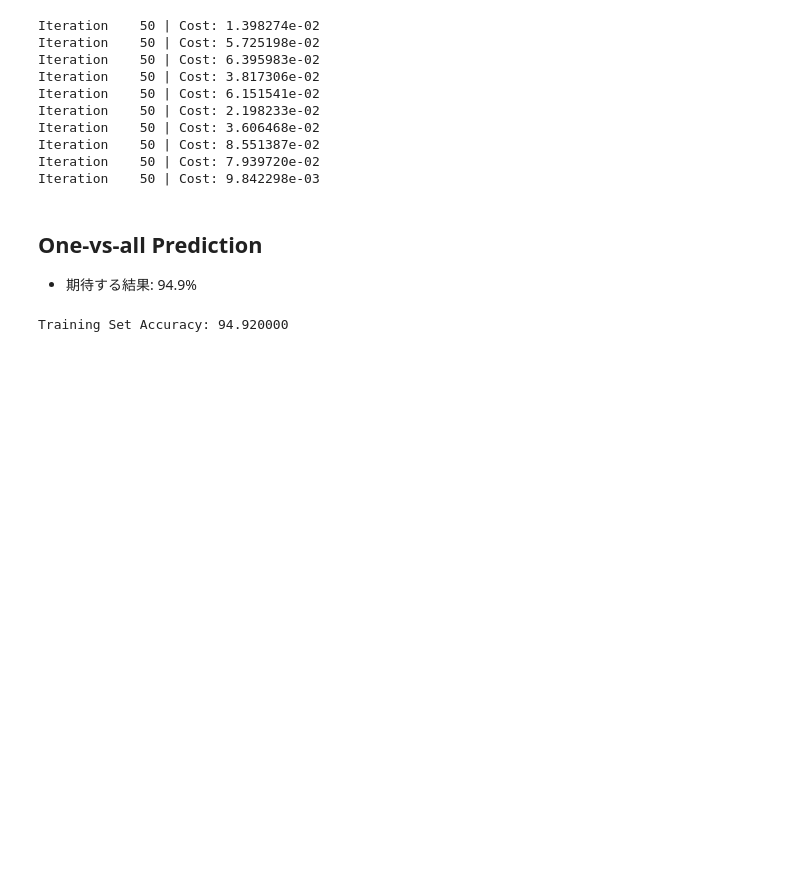
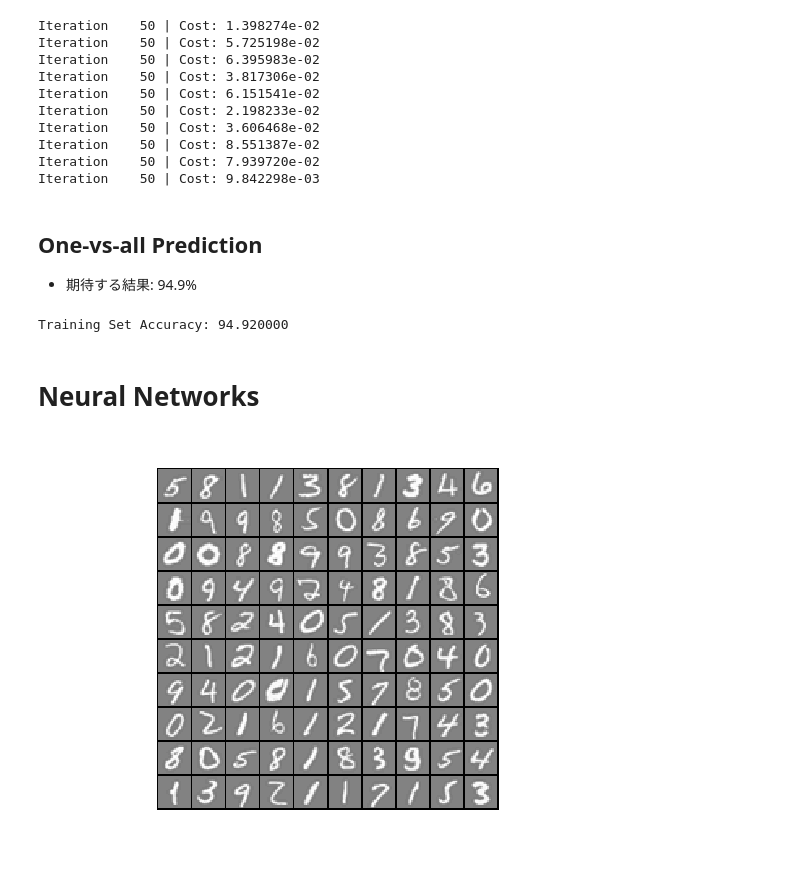
Before and after one commit to liquidz/machine-learning-exercise, a Jupyter notebook: ex3/exercise3.ipynb, the cells around one changed output. Drawn from its saved outputs; the diff is of its cells as text; code cells hidden in the pictures; blank space fills up the shorter version.

```diff
--- a/ex3/exercise3.ipynb
+++ b/ex3/exercise3.ipynb
@@ -121,3 +121,5 @@ pred = predictOneVsAll(all_theta, X);
 fprintf('\nTraining Set Accuracy: %f\n', mean(double(pred == y)) * 100);
 # %% [output]
 Training Set Accuracy: 94.920000
+# %% [markdown]
+# Neural Networks
@@ -123,0 +130,8 @@ Training Set Accuracy: 94.920000
+# %%
+load('ex3data1.mat');
+m = size(X, 1);
+sel = randperm(size(X, 1));
+sel = sel(1:100);
+displayData(X(sel, :));
+# %% [output]
+[figure, added]
```
Also changed, not shown: parts of 5 cells of this notebook, 1 other file.
